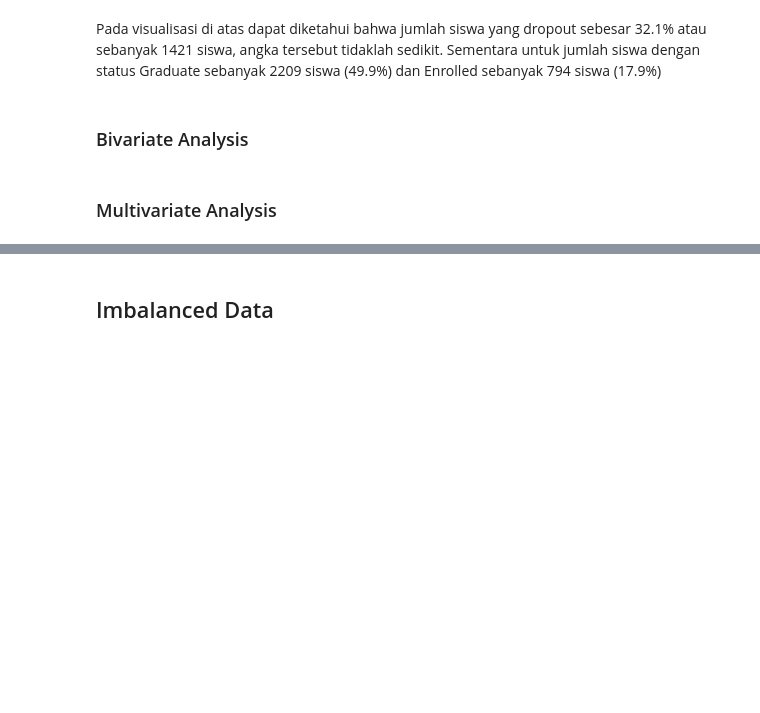
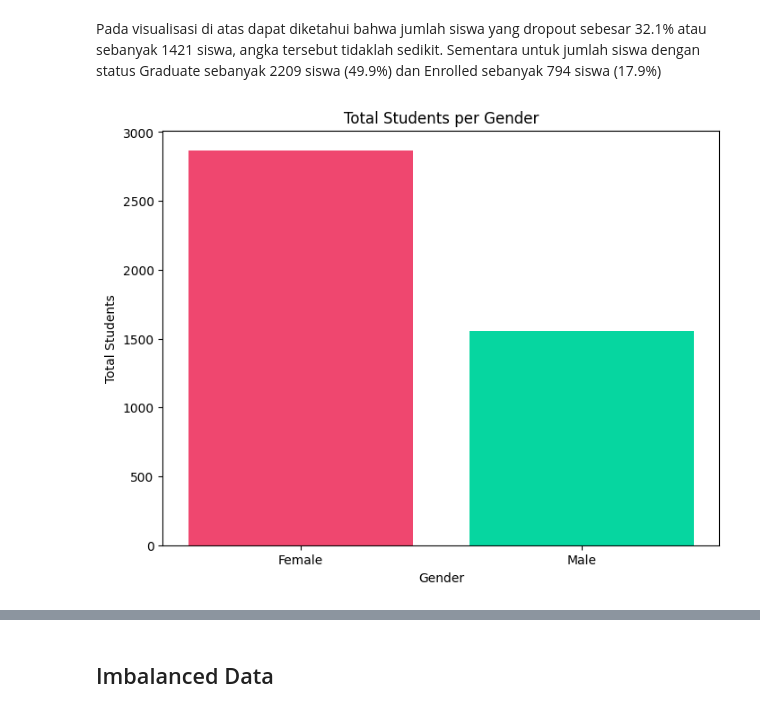
Before and after one commit to SyarifulMsth/Student-Dropout-Analysis-and-Prediction, a Jupyter notebook: Student_Performances_Analysis.ipynb, the cells around one changed output, grey strips where cells are left out. Drawn from its saved outputs; the diff is of its cells as text; code cells hidden in the pictures; blank space fills up the shorter version.

```diff
--- a/Student_Performances_Analysis.ipynb
+++ b/Student_Performances_Analysis.ipynb
@@ -312,3 +260,5 @@ Berikut adalah perbandingan jumlah & presentase dari siswa yang dropout, enrolle
+# %%
+eda_df = df.copy()
 # %%
 import matplotlib.pyplot as plt
 import pandas as pd
@@ -340,7 +290,36 @@ plt.show()
 [figure]
 # %% [markdown]
 Pada visualisasi di atas dapat diketahui bahwa jumlah siswa yang dropout sebesar 32.1% atau sebanyak 1421 siswa, angka tersebut tidaklah sedikit. Sementara untuk jumlah siswa dengan status Graduate sebanyak 2209 siswa (49.9%) dan Enrolled sebanyak 794 siswa (17.9%)
-# %% [markdown]
-### Bivariate Analysis
-# %% [markdown]
-### Multivariate Analysis
+# %%
+eda_df['Debtor'] = eda_df['Debtor'].map({0: 'No', 1: 'Yes'})
+eda_df['Gender'] = eda_df['Gender'].map({0: 'Female', 1: 'Male'})
+eda_df['Displaced'] = eda_df['Displaced'].map({0: 'No', 1: 'Yes'})
+eda_df['International'] = eda_df['International'].map({0: 'No', 1: 'Yes'})
+eda_df['Scholarship_holder'] = eda_df['Scholarship_holder'].map({0: 'No', 1: 'Yes'})
+eda_df['Tuition_fees_up_to_date'] = eda_df['Tuition_fees_up_to_date'].map({0: 'No', 1: 'Yes'})
+eda_df['Educational_special_needs'] = eda_df['Educational_special_needs'].map({0: 'No', 1: 'Yes'})
+eda_df['Daytime_evening_attendance'] = eda_df['Daytime_evening_attendance'].map({0: 'Evening', 1: 'Daytime'})
+eda_df['Marital_status'] = eda_df['Marital_status'].map({1: 'Single', 2: 'Married', 3: 'Widower', 4: 'Divorced', 5: 'Facto union', 6: 'Legally separated'})
+eda_df['Nationality'] = eda_df['Nationality'].map({
+    1: 'Portuguese', 2: 'German', 6: 'Spanish', 11: 'Italian', 13: 'Dutch', 14: 'English',
+    17: 'Lithuanian', 21: 'Angolan', 22: 'Cape Verdean', 24: 'Guinean', 25: 'Mozambican',
+    26: 'Santomean', 32: 'Turkish', 41: 'Brazilian', 62: 'Romanian', 100: 'Moldova (Republic of)',
+    101: 'Mexican', 103: 'Ukrainian', 105: 'Russian', 108: 'Cuban', 109: 'Colombian'})
+eda_df['Course'] = eda_df['Course'].map({
+    33: 'Biofuel Production Technologies', 171: 'Animation and Multimedia Design',
+    8014: 'Social Service (evening attendance)', 9003: 'Agronomy', 9070: 'Communication Design',
+    9085: 'Veterinary Nursing', 9119: 'Informatics Engineering', 9130: 'Equinculture',
+    9147: 'Management', 9238: 'Social Service', 9254: 'Tourism', 9500: 'Nursing',
+    9556: 'Oral Hygiene', 9670: 'Advertising and Marketing Management', 9773: 'Journalism and Communication',
+    9853: 'Basic Education', 9991: 'Management (evening attendance)'})
+# %%
+colors = ['#EF476F', '#06D6A0']
+total_students_per_gender = eda_df['Gender'].value_counts()
+plt.figure(figsize=(8, 6))
+plt.bar(total_students_per_gender.index, total_students_per_gender.values, color=colors)
+plt.xlabel('Gender')
+plt.ylabel('Total Students')
+plt.title('Total Students per Gender')
+plt.show()
+# %% [output]
+[figure, added]
```
Also changed, not shown: parts of 32 cells of this notebook.
